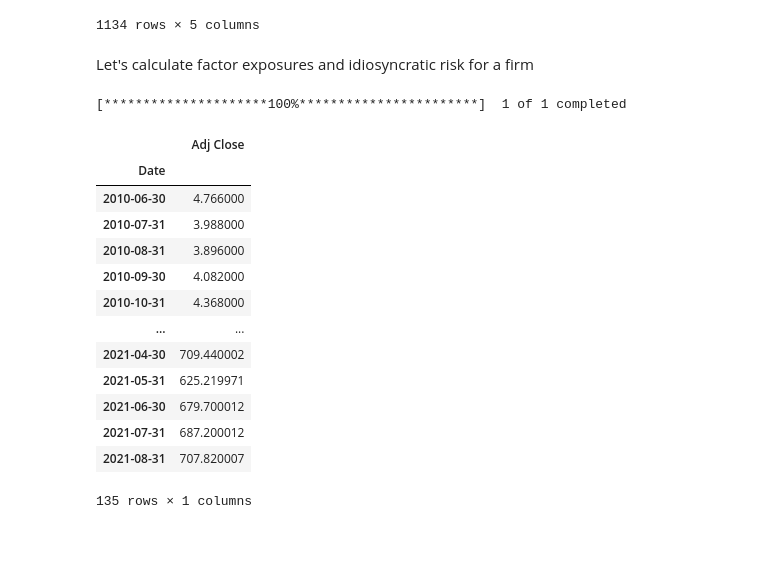
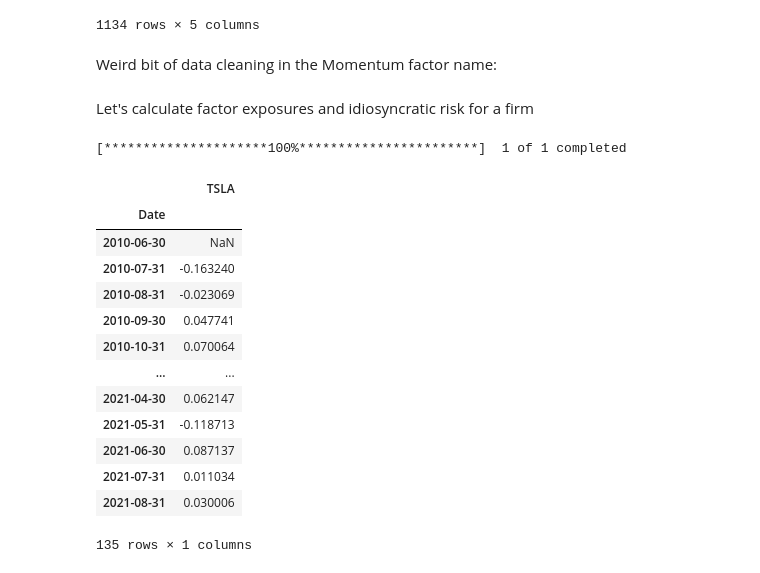
Before and after one commit to thefinancetutor/python-tutorial-colab, a Jupyter notebook: Lecture_03.ipynb, the cells around one changed output. Saved outputs shown, nothing was run; the diff lists cells and outputs as text; code cells hidden in the pictures; blank space fills up the shorter version.

```diff
--- a/Lecture_03.ipynb
+++ b/Lecture_03.ipynb
@@ -265,3 +262,5 @@ df_ffac_merged
 | 2021-05 | 0.29 | -0.21 | 7.04 | 0.00 | 0.56 |
 | 2021-06 | 2.79 | 1.79 | -7.70 | 0.00 | 2.12 |
 1134 rows × 5 columns
+# %% [markdown]
+Weird bit of data cleaning in the Momentum factor name:
@@ -268,22 +269,7 @@ df_ffac_merged
 # %% [markdown]
 Let's calculate factor exposures and idiosyncratic risk for a firm
 # %%
-tsla_data = pdr.get_data_yahoo('TSLA', start=start, end=end)['Adj Close'].resample('M').ffill()
+tsla_data = pdr.get_data_yahoo('TSLA', start=start, end=end)['Adj Close'].resample('M').ffill().pct_change()
 tsla_df=tsla_data.to_frame()
-tsla_df
 # %% [output]
 [*********************100%***********************]  1 of 1 completed
-|  | Adj Close |
-| Date |  |
-| 2010-06-30 | 4.766000 |
-| 2010-07-31 | 3.988000 |
-| 2010-08-31 | 3.896000 |
-| 2010-09-30 | 4.082000 |
-| 2010-10-31 | 4.368000 |
-| ... | ... |
-| 2021-04-30 | 709.440002 |
-| 2021-05-31 | 625.219971 |
-| 2021-06-30 | 679.700012 |
-| 2021-07-31 | 687.200012 |
-| 2021-08-31 | 707.820007 |
-135 rows × 1 columns
@@ -291,0 +276,18 @@ tsla_df.rename('Adj_Close':)
+# %%
+tsla_df.rename(columns={'Adj Close':'TSLA'}, inplace=True)
+tsla_df
+# %% [output]
+|  | TSLA |
+| Date |  |
+| 2010-06-30 | NaN |
+| 2010-07-31 | -0.163240 |
+| 2010-08-31 | -0.023069 |
+| 2010-09-30 | 0.047741 |
+| 2010-10-31 | 0.070064 |
+| ... | ... |
+| 2021-04-30 | 0.062147 |
+| 2021-05-31 | -0.118713 |
+| 2021-06-30 | 0.087137 |
+| 2021-07-31 | 0.011034 |
+| 2021-08-31 | 0.030006 |
+135 rows × 1 columns
```
Also changed, not shown: parts of 24 cells of this notebook.
